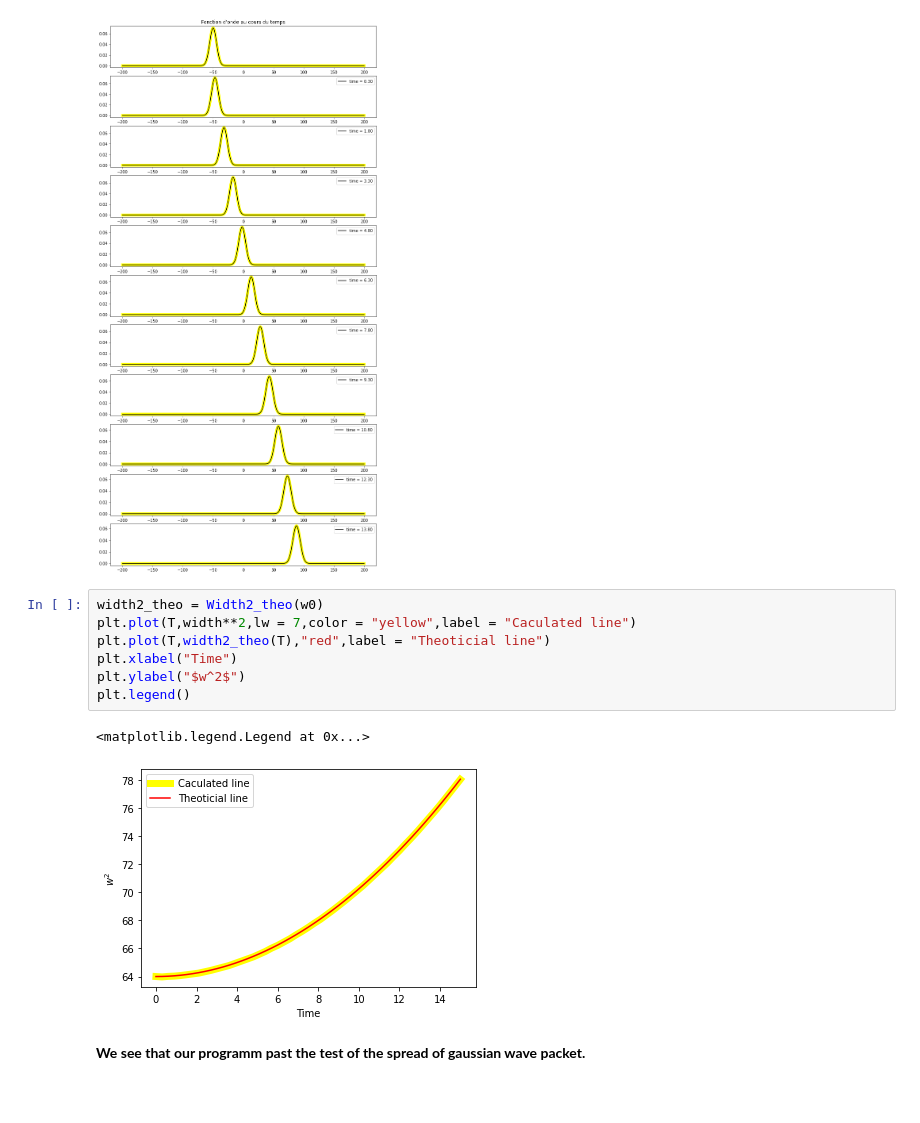
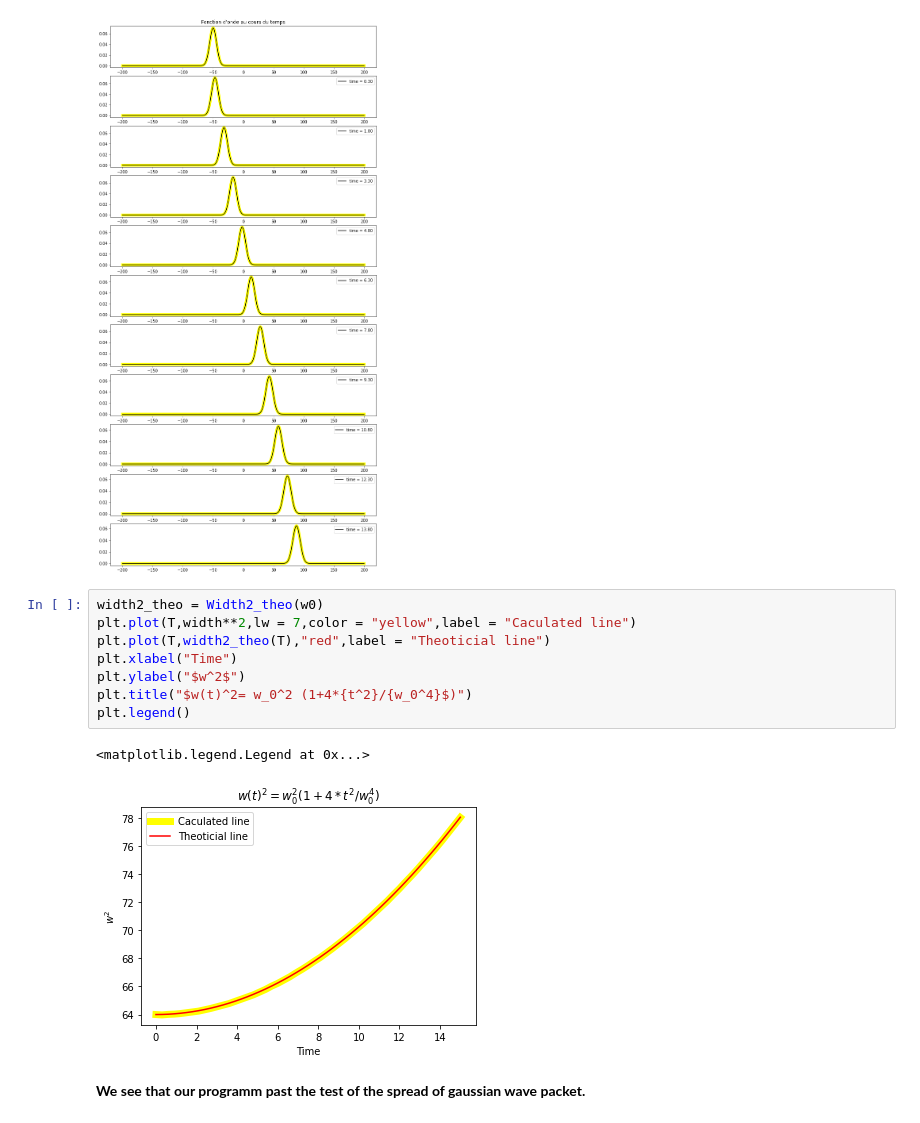
Before and after one commit to VTNay/Boson-Einstein-Condensate, a Jupyter notebook: GPE 1D.ipynb, the cells around one changed output. Drawn from its saved outputs; the diff is of its cells as text; blank space fills up the shorter version.

Commit message:
Name figures

```diff
--- a/GPE 1D.ipynb
+++ b/GPE 1D.ipynb
@@ -215,13 +215,14 @@ for i in range(NT):
 # %%
 width2_theo = Width2_theo(w0)
 plt.plot(T,width**2,lw = 7,color = "yellow",label = "Caculated line")
 plt.plot(T,width2_theo(T),"red",label = "Theoticial line")
 plt.xlabel("Time")
 plt.ylabel("$w^2$")
+plt.title("$w(t)^2= w_0^2 (1+4*{t^2}/{w_0^4}$)")
 plt.legend()
 # %% [output]
 <matplotlib.legend.Legend at 0x...>
-[figure, old version]
+[figure, new version]
 # %% [markdown]
 **We see that our programm past the test of the spread of gaussian wave packet.**
 # %% [markdown]
```
